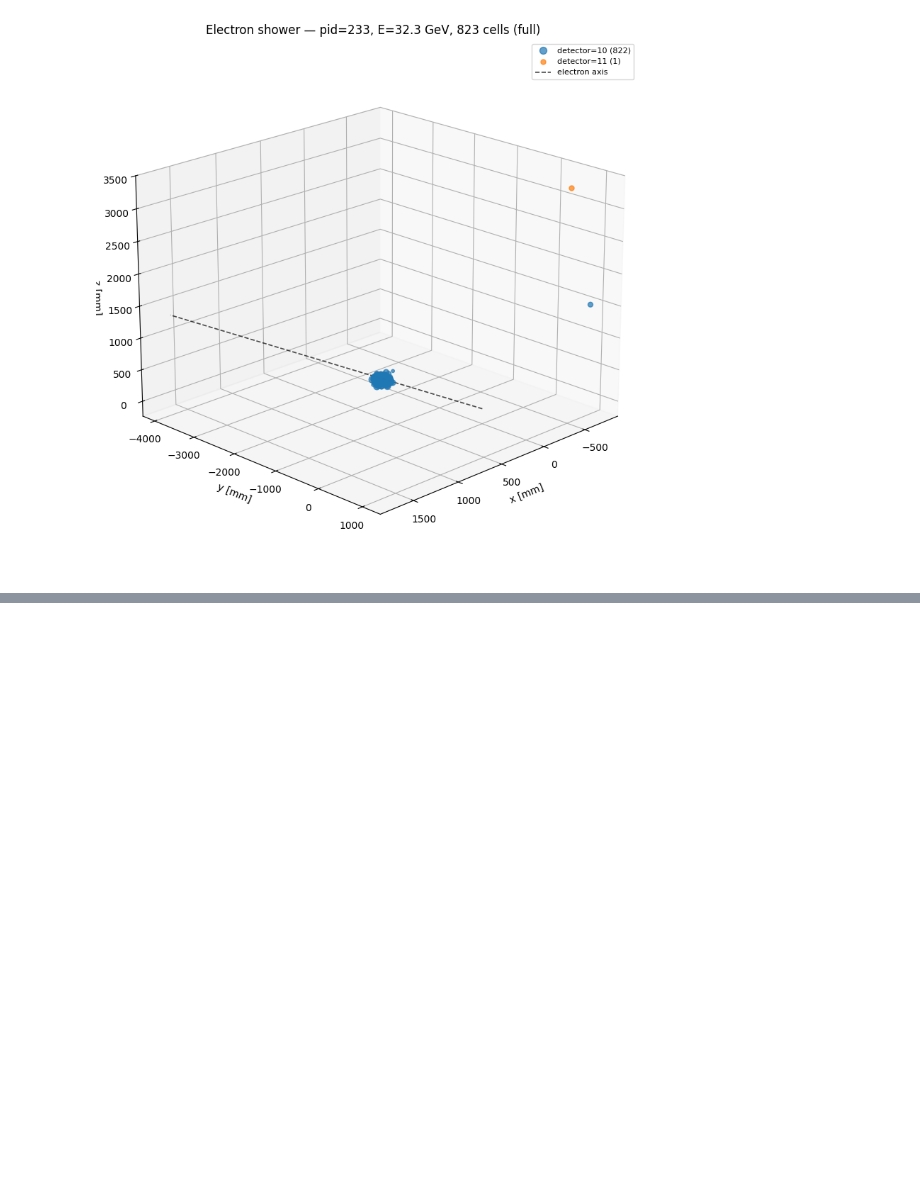
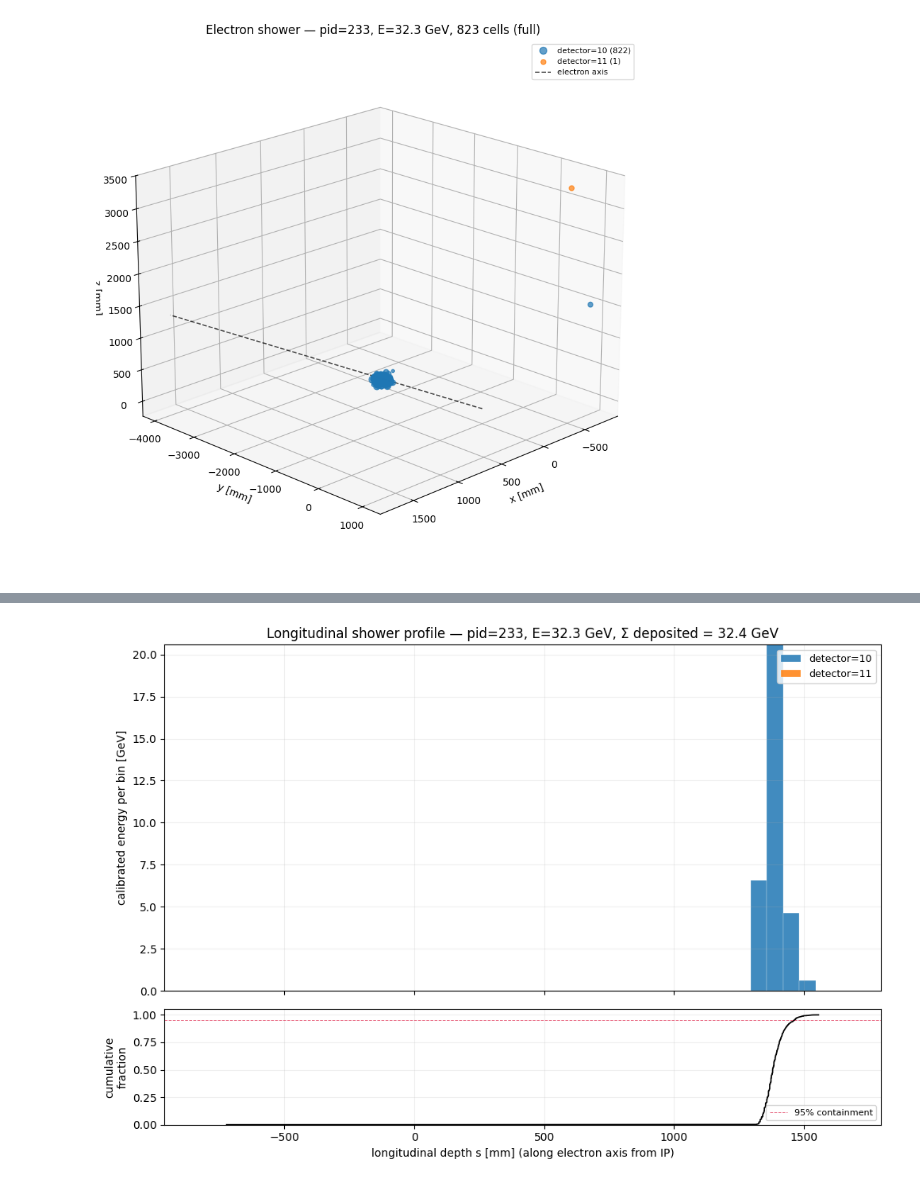
Before and after one commit to lambertloic2005/colliderml-electron-calo, a Jupyter notebook: notebooks/01_plot_gallery.ipynb, the cells around one changed output, grey strips where cells are left out. Cells and saved outputs as stored; diff of their text form; code cells hidden in the pictures; blank space fills up the shorter version.

```diff
--- a/notebooks/01_plot_gallery.ipynb
+++ b/notebooks/01_plot_gallery.ipynb
@@ -124,0 +142,11 @@ plt.show()
+# %%
+fig = plots.shower_longitudinal_profile(
+    p_row,
+    c_row,
+    electron_pid=electron_pid,
+    full_shower=True,
+)
+
+plt.show()
+# %% [output]
+[figure, added]
```
Also changed, not shown: parts of 3 cells of this notebook, 1 other file.
